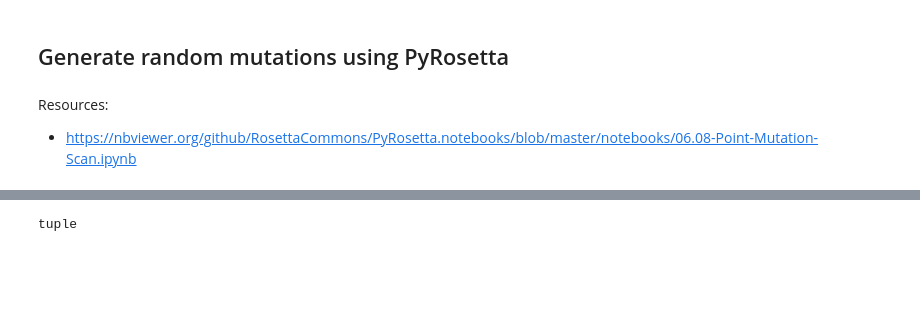
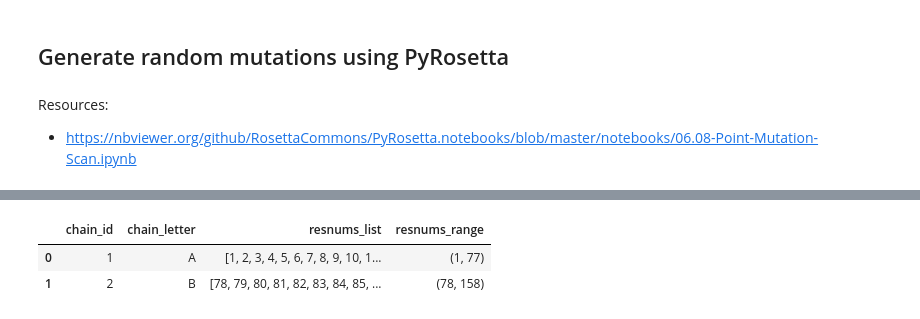
Before and after one commit to ogarrett54/plm-md-modeling, a Jupyter notebook: prepare_inputs.ipynb, the cells around one changed output, grey strips where cells are left out. Cells and saved outputs as stored; diff of their text form; code cells hidden in the pictures; blank space fills up the shorter version.

```diff
--- a/prepare_inputs.ipynb
+++ b/prepare_inputs.ipynb
@@ -334,7 +339,9 @@ protocols::checkpoint: Deleting checkpoints of FastRelax
 # %%
 import pandas as pd
 chain_summary = pd.DataFrame(get_chains_summary(relaxed_pose))
-type(chain_summary.loc[chain_summary['chain_letter'] == 'B', 'resnums_range'].values[0])
+chain_summary
 # %% [output]
-tuple
+|  | chain_id | chain_letter | resnums_list | resnums_range |
+| 0 | 1 | A | [1, 2, 3, 4, 5, 6, 7, 8, 9, 10, 1... | (1, 77) |
+| 1 | 2 | B | [78, 79, 80, 81, 82, 83, 84, 85, ... | (78, 158) |
 # %%
```
Also changed, not shown: parts of 5 cells of this notebook, 3 other files.
